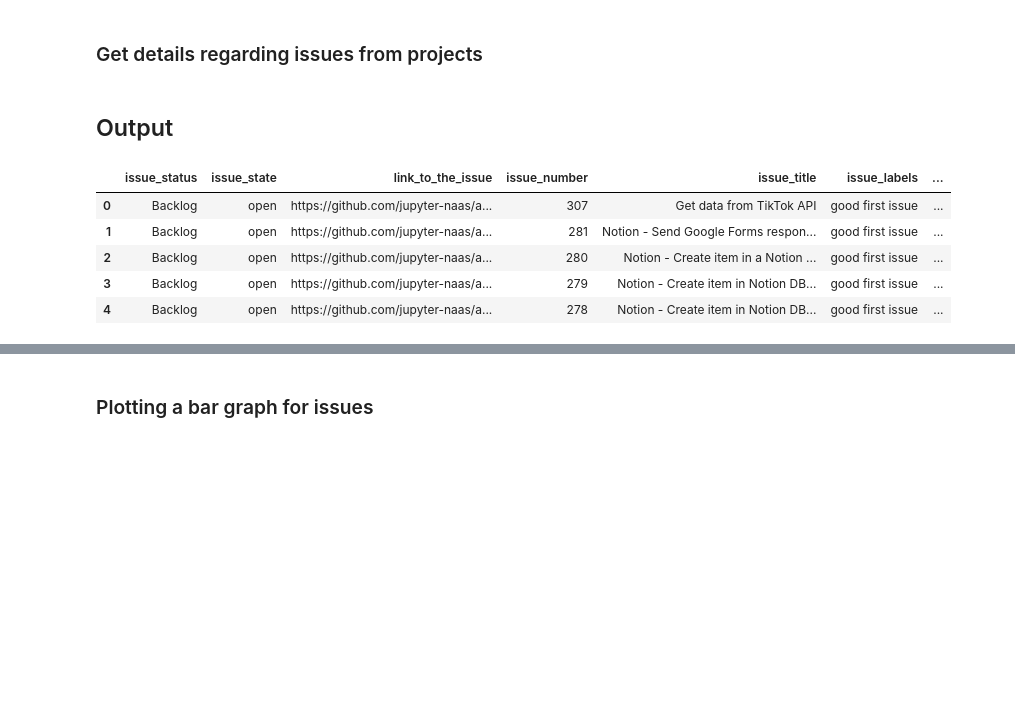
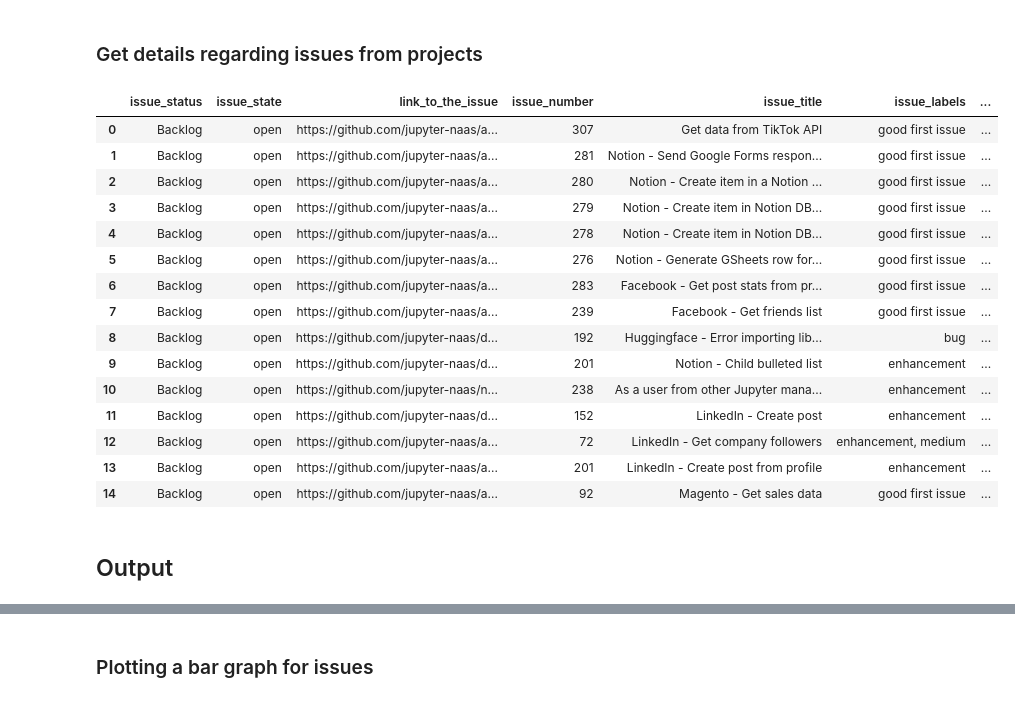
Before and after one commit to jupyter-naas/awesome-notebooks, a Jupyter notebook: Github/Github_Track_open_issues_roadmap.ipynb, the cells around one changed output, grey strips where cells are left out. Saved outputs shown, nothing was run; the diff lists cells and outputs as text; code cells hidden in the pictures; blank space fills up the shorter version.

```diff
--- a/Github/Github_Track_open_issues_roadmap.ipynb
+++ b/Github/Github_Track_open_issues_roadmap.ipynb
@@ -170,14 +168,24 @@ def get_issues_from_projects(token, project_url):
     return df_issues
 
 df_issues = get_issues_from_projects(token, project_url)
+# %%
+df_issues.head(15)
+# %% [output]
+|  | issue_status | issue_state | link_to_the_issue | issue_number | issue_title | issue_labels | ... |
+| 0 | Backlog | open | https://github.com/jupyter-naas/a... | 307 | Get data from TikTok API | good first issue | ... |
+| 1 | Backlog | open | https://github.com/jupyter-naas/a... | 281 | Notion - Send Google Forms respon... | good first issue | ... |
+| 2 | Backlog | open | https://github.com/jupyter-naas/a... | 280 | Notion - Create item in a Notion ... | good first issue | ... |
+| 3 | Backlog | open | https://github.com/jupyter-naas/a... | 279 | Notion - Create item in Notion DB... | good first issue | ... |
+| 4 | Backlog | open | https://github.com/jupyter-naas/a... | 278 | Notion - Create item in Notion DB... | good first issue | ... |
+| 5 | Backlog | open | https://github.com/jupyter-naas/a... | 276 | Notion - Generate GSheets row for... | good first issue | ... |
+| 6 | Backlog | open | https://github.com/jupyter-naas/a... | 283 | Facebook - Get post stats from pr... | good first issue | ... |
+| 7 | Backlog | open | https://github.com/jupyter-naas/a... | 239 | Facebook - Get friends list | good first issue | ... |
+| 8 | Backlog | open | https://github.com/jupyter-naas/d... | 192 | Huggingface - Error importing lib... | bug | ... |
+| 9 | Backlog | open | https://github.com/jupyter-naas/d... | 201 | Notion - Child bulleted list | enhancement | ... |
+| 10 | Backlog | open | https://github.com/jupyter-naas/n... | 238 | As a user from other Jupyter mana... | enhancement | ... |
+| 11 | Backlog | open | https://github.com/jupyter-naas/d... | 152 | LinkedIn - Create post | enhancement | ... |
+| 12 | Backlog | open | https://github.com/jupyter-naas/a... | 72 | LinkedIn - Get company followers | enhancement, medium | ... |
+| 13 | Backlog | open | https://github.com/jupyter-naas/a... | 201 | LinkedIn - Create post from profile | enhancement | ... |
+| 14 | Backlog | open | https://github.com/jupyter-naas/a... | 92 | Magento - Get sales data | good first issue | ... |
 # %% [markdown]
 ## Output
-# %%
-df_issues.head()
-# %% [output]
-|  | issue_status | issue_state | link_to_the_issue | issue_number | issue_title | issue_labels | ... |
-| 0 | Backlog | open | https://github.com/jupyter-naas/a... | 307 | Get data from TikTok API | good first issue | ... |
-| 1 | Backlog | open | https://github.com/jupyter-naas/a... | 281 | Notion - Send Google Forms respon... | good first issue | ... |
-| 2 | Backlog | open | https://github.com/jupyter-naas/a... | 280 | Notion - Create item in a Notion ... | good first issue | ... |
-| 3 | Backlog | open | https://github.com/jupyter-naas/a... | 279 | Notion - Create item in Notion DB... | good first issue | ... |
-| 4 | Backlog | open | https://github.com/jupyter-naas/a... | 278 | Notion - Create item in Notion DB... | good first issue | ... |
```
Also changed, not shown: parts of 6 cells of this notebook.
